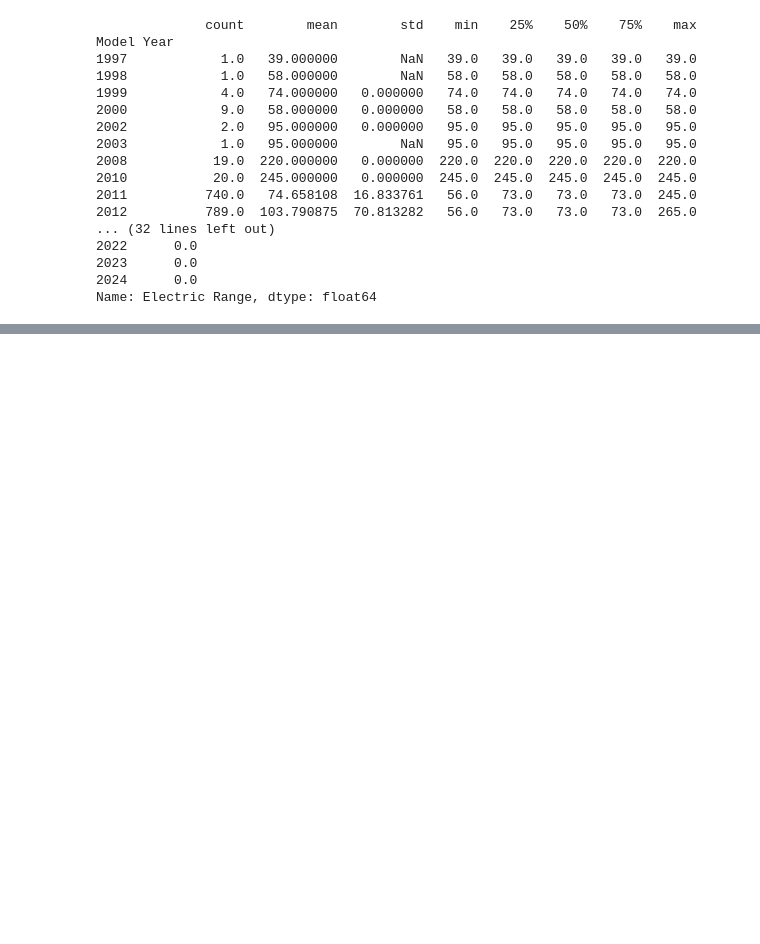
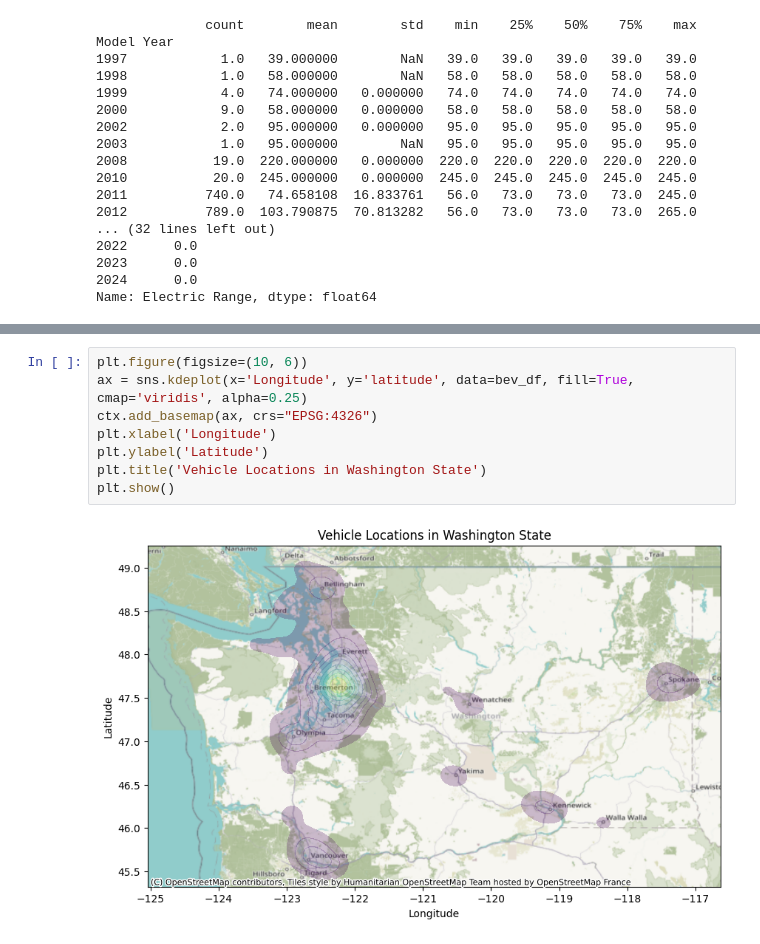
Before and after one commit to MichaelHowick/CS4580-EDA-Assignment, a Jupyter notebook: lk_notebook.ipynb, the cells around one changed output, grey strips where cells are left out. Cells and saved outputs as stored; diff of their text form; blank space fills up the shorter version.

```diff
--- a/lk_notebook.ipynb
+++ b/lk_notebook.ipynb
@@ -93,0 +134,10 @@ model20201_df.head()
+# %%
+plt.figure(figsize=(10, 6))
+ax = sns.kdeplot(x='Longitude', y='latitude', data=bev_df, fill=True, cmap='viridis', alpha=0.25)
+ctx.add_basemap(ax, crs="EPSG:4326")
+plt.xlabel('Longitude')
+plt.ylabel('Latitude')
+plt.title('Vehicle Locations in Washington State')
+plt.show()
+# %% [output]
+[figure, added]
```
Also changed, not shown: parts of 5 cells of this notebook, 2 other files.
